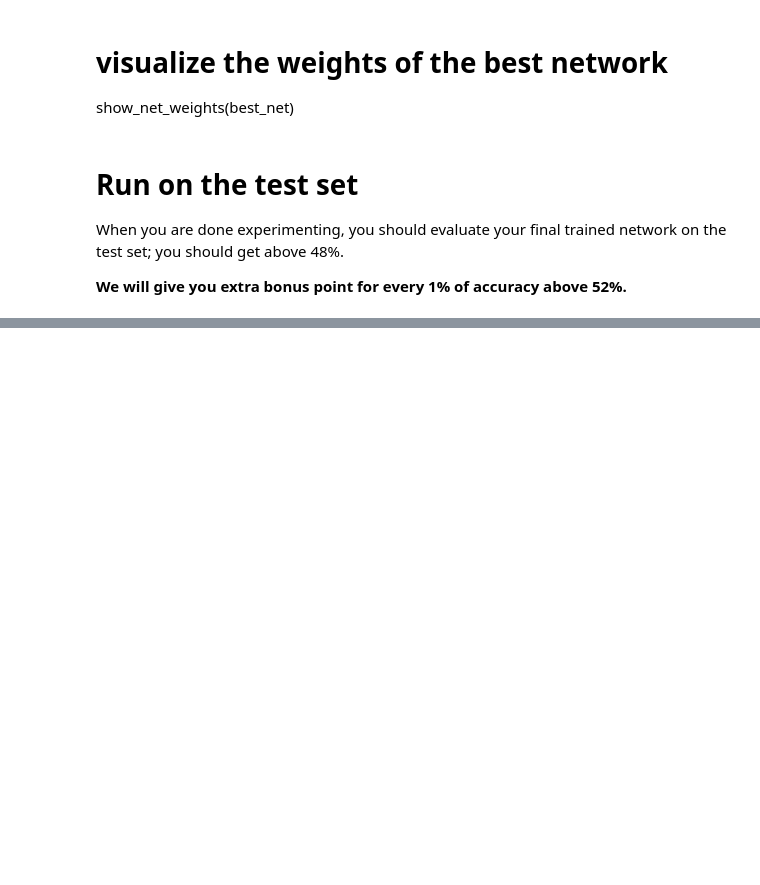
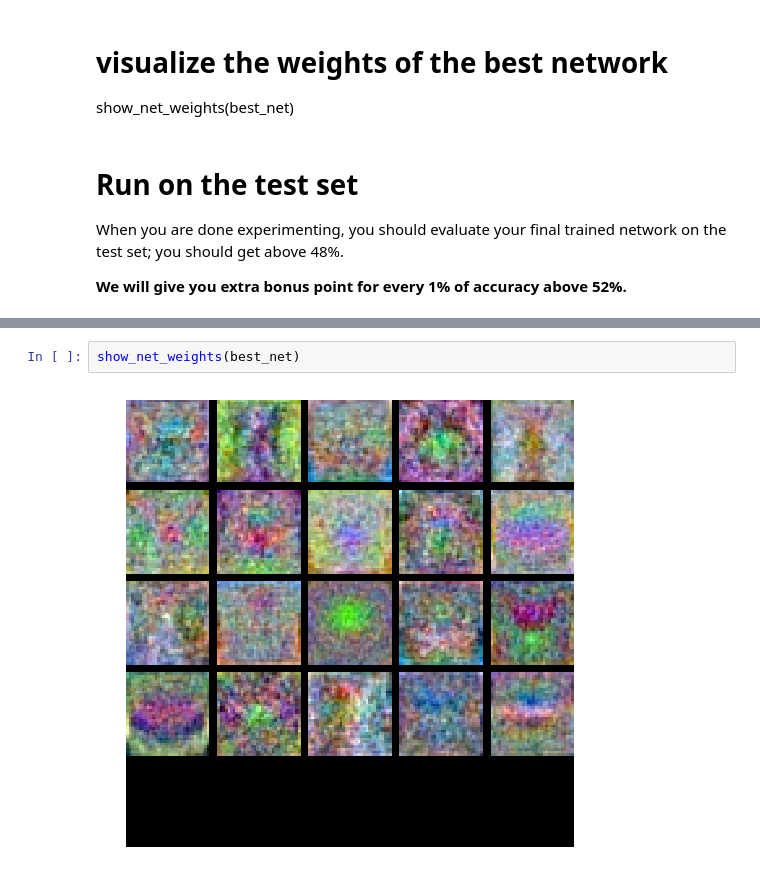
Before and after one commit to 174high/machine_learning, a Jupyter notebook: assignment1/two_layer_net.ipynb, the cells around one changed output, grey strips where cells are left out. Drawn from its saved outputs; the diff is of its cells as text; blank space fills up the shorter version.

```diff
--- a/assignment1/two_layer_net.ipynb
+++ b/assignment1/two_layer_net.ipynb
@@ -403,0 +443,4 @@ print 'Test accuracy: ', test_acc
+# %%
+show_net_weights(best_net)
+# %% [output]
+[figure, added]
```
Also changed, not shown: parts of 8 cells of this notebook, 1 other file.
